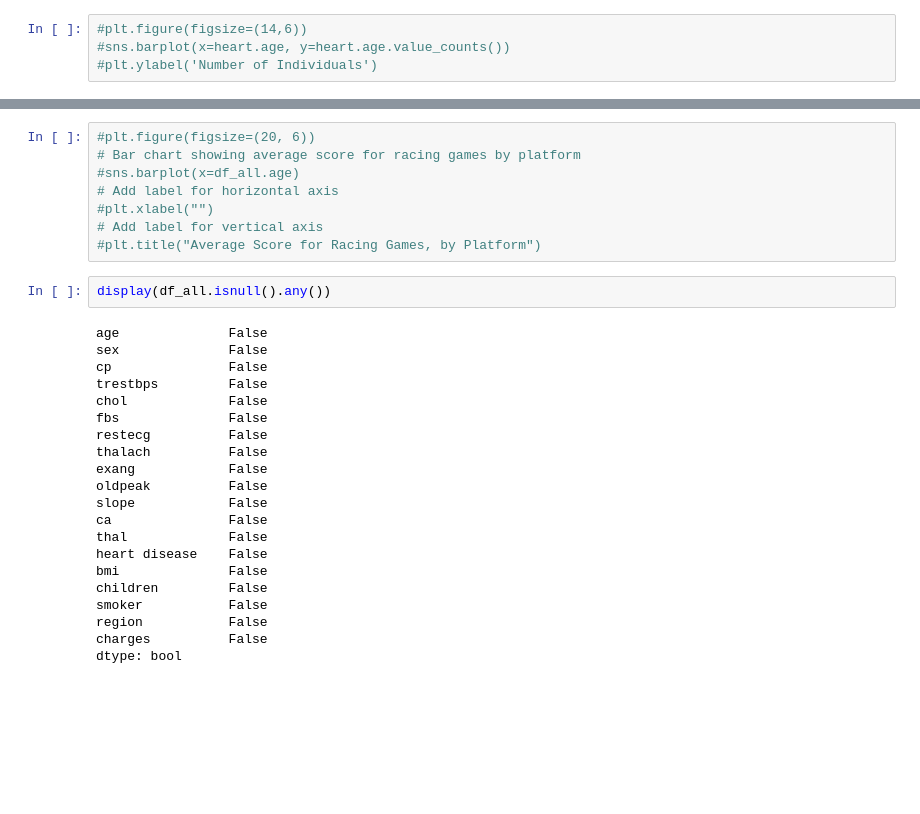
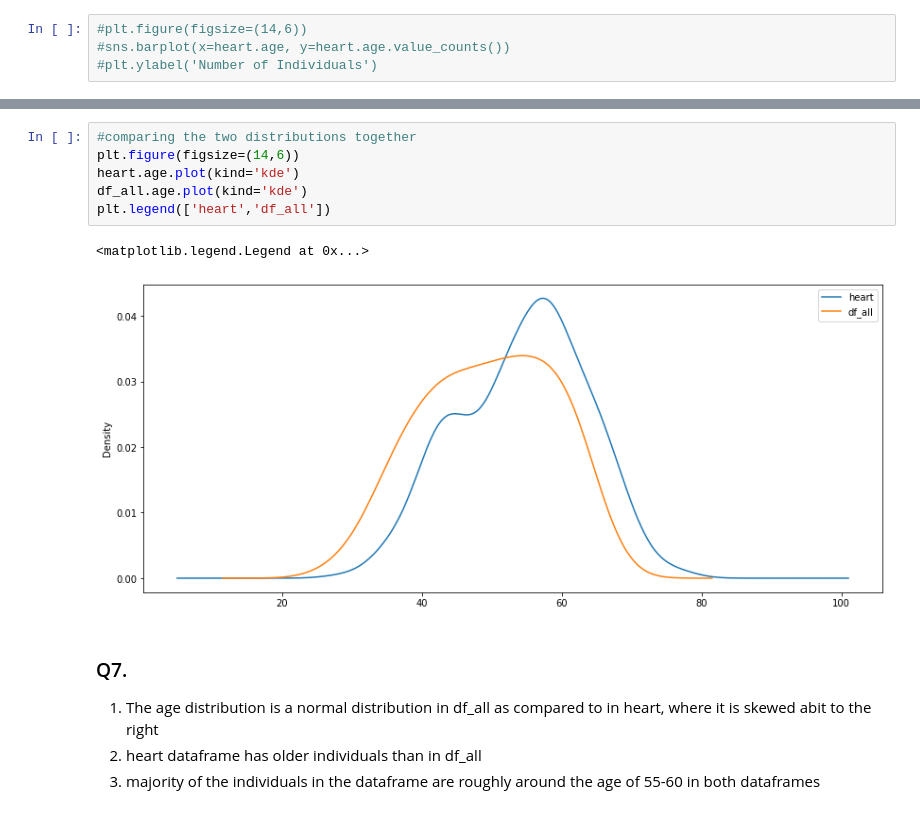
Before and after one commit to Vivianmaina/ADS-assignment-7, a Jupyter notebook: 2887ADS Assignment 7/Assignment 7.ipynb, the cells around one changed output, grey strips where cells are left out. Saved outputs shown, nothing was run; the diff lists cells and outputs as text; blank space fills up the shorter version.

```diff
--- a/2887ADS Assignment 7/Assignment 7.ipynb
+++ b/2887ADS Assignment 7/Assignment 7.ipynb
@@ -292,34 +290,17 @@ sns.distplot(heart.age)
-# %%
-#plt.figure(figsize=(20, 6))
-# Bar chart showing average score for racing games by platform
-#sns.barplot(x=df_all.age)
-# Add label for horizontal axis
-#plt.xlabel("")
-# Add label for vertical axis
-#plt.title("Average Score for Racing Games, by Platform")
-# %%
-display(df_all.isnull().any())
-# %% [output]
-age              False
-sex              False
-cp               False
-trestbps         False
-chol             False
-fbs              False
-restecg          False
-thalach          False
-exang            False
-oldpeak          False
-slope            False
-ca               False
-thal             False
-heart disease    False
-bmi              False
-children         False
-smoker           False
-region           False
-charges          False
-dtype: bool
+# %%
+#comparing the two distributions together
+plt.figure(figsize=(14,6))
+heart.age.plot(kind='kde')
+df_all.age.plot(kind='kde')
+plt.legend(['heart','df_all'])
+# %% [output]
+<matplotlib.legend.Legend at 0x...>
+[figure, added]
+# %% [markdown]
+### Q7.
+1. The age distribution is a normal distribution in df_all as compared to in heart, where it is skewed abit to the right
+2. heart dataframe has older individuals than in df_all
+3. majority of the individuals in the dataframe are roughly around the age of 55-60 in both dataframes
 # %%
 df_all.info()
 # %% [output]
```
Also changed, not shown: parts of 40 cells of this notebook.
